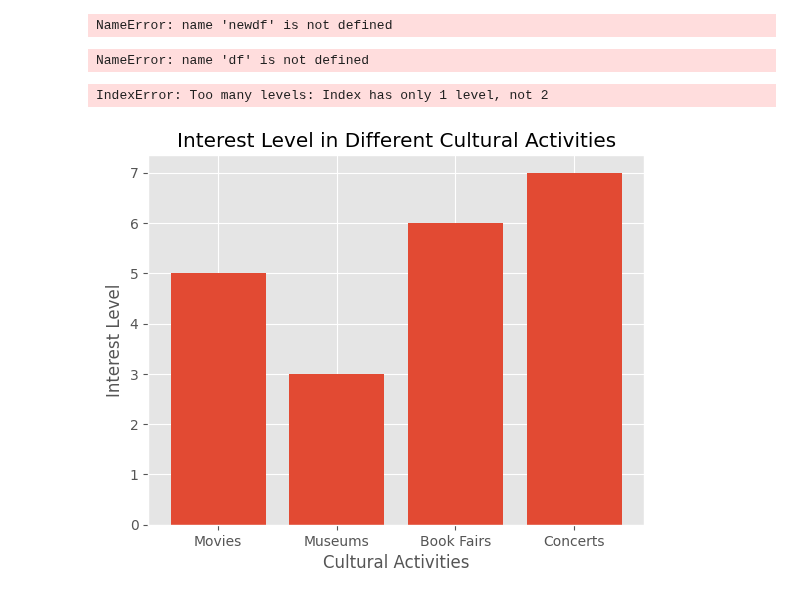
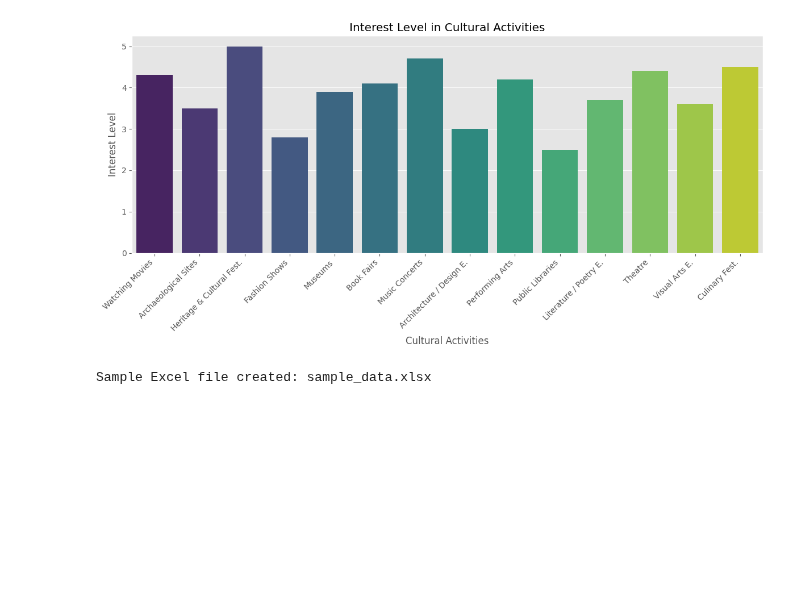
Before and after one commit to richardokonicha/saudi_analysis, a Jupyter notebook: discorvery.ipynb, the cells around one changed output. Drawn from its saved outputs; the diff is of its cells as text; code cells hidden in the pictures; blank space fills up the shorter version.

```diff
--- a/discorvery.ipynb
+++ b/discorvery.ipynb
@@ -139,22 +94,43 @@ df[interest_columns]
+# %%
+import pandas as pd
+import matplotlib.pyplot as plt
+import seaborn as sns
+
+# Sample data; replace this with your actual data by reading from a file or other source
+# Assuming 'interest_level' is an average of the ratings given to each cultural activity
+data = {
+    'cultural_activities': ['Watching Movies', 'Archaeological Sites', 'Heritage & Cultural Fest.', 'Fashion Shows',
+                            'Museums', 'Book Fairs', 'Music Concerts', 'Architecture / Design E.',
+                            'Performing Arts', 'Public Libraries', 'Literature / Poetry E.',
+                            'Theatre', 'Visual Arts E.', 'Culinary Fest.'],
+    'interest_level': [4.3, 3.5, 5.0, 2.8, 3.9, 4.1, 4.7, 3.0, 4.2, 2.5, 3.7, 4.4, 3.6, 4.5]
+}
+
+df = pd.DataFrame(data)
+
+# Set the size of the plot
+plt.figure(figsize=(12, 6))
+
+# Create a bar plot
+sns.barplot(x='cultural_activities', y='interest_level', data=df, palette='viridis', hue='cultural_activities')
+
+# Customize the plot as needed
+plt.title('Interest Level in Cultural Activities')
+plt.xlabel('Cultural Activities')
+plt.ylabel('Interest Level')
+plt.xticks(rotation=45, horizontalalignment='right')  # Rotate x-axis labels for readability
+
+# Show the plot
+plt.tight_layout()  # Adjust layout
+plt.show()
+# %% [output]
+[figure, added]
 # %%
 # df = pd.DataFrame(newdf)
 
 # Save the DataFrame to an Excel file
-newdf.to_excel('sample_discorvery.xlsx', index=False)
+df.to_excel('sample_discorvery.xlsx', index=False)
 
 print("Sample Excel file created: sample_data.xlsx")
 # %% [output]
-NameError: name 'newdf' is not defined
+Sample Excel file created: sample_data.xlsx
-# %%
-from pprint import pprint
-pprint(df.columns.tolist())
-# %% [output]
-NameError: name 'df' is not defined
-# %%
-df.columns.get_level_values(0)
-# %% [output]
-IndexError: Too many levels: Index has only 1 level, not 2
-# %%
-df.describe
-# %% [output]
-[figure, removed]
```
Also changed, not shown: parts of 10 cells of this notebook, 19 other files.
